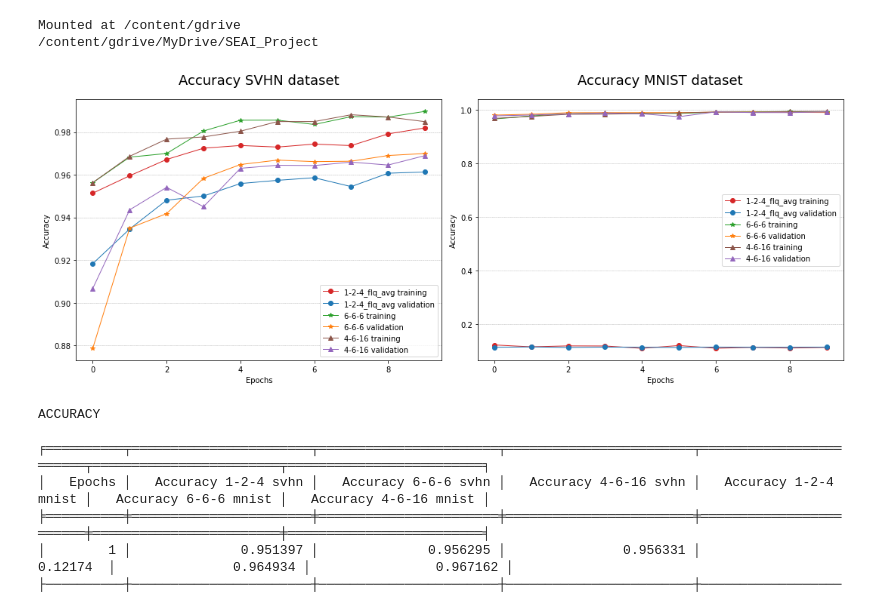
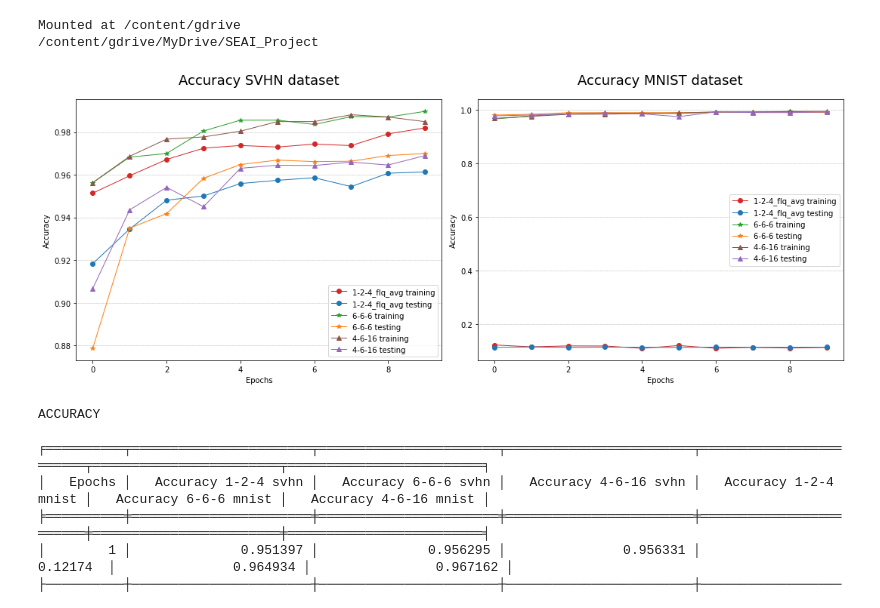
Before and after one commit to lorepas/quantize-neural-network, a Jupyter notebook: performance.ipynb, the cells around one changed output. Saved outputs shown, nothing was run; the diff lists cells and outputs as text; code cells hidden in the pictures.

```diff
--- a/performance.ipynb
+++ b/performance.ipynb
@@ -99,42 +99,42 @@ epochs = range(len(accuracy_1))
 
 # plot accuracy curves
 # acc_svhn.plot(epochs, accuracy_1, color='tab:red', marker='.', linestyle='-', label='1-2-4 training', linewidth=1)
-# acc_svhn.plot(epochs, val_accuracy_1, color='tab:blue', marker='.', linestyle='-', label='1-2-4 validation', linewidth=1)
+# acc_svhn.plot(epochs, val_accuracy_1, color='tab:blue', marker='.', linestyle='-', label='1-2-4 testing', linewidth=1)
 # acc_svhn.plot(epochs, accuracy_2, color='tab:green', marker='*', linestyle='-', label='1-2-4_flq training', linewidth=1)
-# acc_svhn.plot(epochs, val_accuracy_2, color='tab:orange', marker='*', linestyle='-', label='1-2-4_flq validation', linewidth=1)
+# acc_svhn.plot(epochs, val_accuracy_2, color='tab:orange', marker='*', linestyle='-', label='1-2-4_flq testing', linewidth=1)
 acc_svhn.plot(epochs, accuracy_3, color='tab:red', marker='o', linestyle='-', label='1-2-4_flq_avg training', linewidth=1)
-acc_svhn.plot(epochs, val_accuracy_3, color='tab:blue', marker='o', linestyle='-', label='1-2-4_flq_avg validation', linewidth=1)
+acc_svhn.plot(epochs, val_accuracy_3, color='tab:blue', marker='o', linestyle='-', label='1-2-4_flq_avg testing', linewidth=1)
 acc_svhn.plot(epochs, accuracy_4, color='tab:green', marker='*', linestyle='-', label='6-6-6 training', linewidth=1)
-acc_svhn.plot(epochs, val_accuracy_4, color='tab:orange', marker='*', linestyle='-', label='6-6-6 validation', linewidth=1)
+acc_svhn.plot(epochs, val_accuracy_4, color='tab:orange', marker='*', linestyle='-', label='6-6-6 testing', linewidth=1)
 acc_svhn.plot(epochs, accuracy_5, color='tab:brown', marker='^', linestyle='-', label='4-6-16 training', linewidth=1)
-acc_svhn.plot(epochs, val_accuracy_5, color='tab:purple', marker='^', linestyle='-', label='4-6-16 validation', linewidth=1)
+acc_svhn.plot(epochs, val_accuracy_5, color='tab:purple', marker='^', linestyle='-', label='4-6-16 testing', linewidth=1)
 
 # plot loss curves
 acc_mnist.plot(epochs, accuracy_6, color='tab:red', marker='o', linestyle='-', label='1-2-4_flq_avg training', linewidth=1)
-acc_mnist.plot(epochs, val_accuracy_6, color='tab:blue', marker='o', linestyle='-', label='1-2-4_flq_avg validation', linewidth=1)
+acc_mnist.plot(epochs, val_accuracy_6, color='tab:blue', marker='o', linestyle='-', label='1-2-4_flq_avg testing', linewidth=1)
 acc_mnist.plot(epochs, accuracy_7, color='tab:green', marker='*', linestyle='-', label='6-6-6 training', linewidth=1)
-acc_mnist.plot(epochs, val_accuracy_7, color='tab:orange', marker='*', linestyle='-', label='6-6-6 validation', linewidth=1)
+acc_mnist.plot(epochs, val_accuracy_7, color='tab:orange', marker='*', linestyle='-', label='6-6-6 testing', linewidth=1)
 acc_mnist.plot(epochs, accuracy_8, color='tab:brown', marker='^', linestyle='-', label='4-6-16 training', linewidth=1)
-acc_mnist.plot(epochs, val_accuracy_8, color='tab:purple', marker='^', linestyle='-', label='4-6-16 validation', linewidth=1)
+acc_mnist.plot(epochs, val_accuracy_8, color='tab:purple', marker='^', linestyle='-', label='4-6-16 testing', linewidth=1)
 
 # accuracy graph style options
 acc_svhn.grid(axis='y', linestyle='--', linewidth=0.5)
 acc_svhn.set_xlabel('Epochs')
 acc_svhn.set_ylabel('Accuracy')
 acc_svhn.set_title('Accuracy SVHN dataset', fontdict={'fontsize':18}, pad=20)
 acc_svhn.legend(loc='lower right')
 
 # loss graph style options
 acc_mnist.grid(axis='y', linestyle='--', linewidth=0.5)
 acc_mnist.set_xlabel('Epochs')
 acc_mnist.set_ylabel('Accuracy')
 acc_mnist.set_title('Accuracy MNIST dataset', fontdict={'fontsize':18}, pad=20)
 acc_mnist.legend(loc='center right')
 
 # layout adjustment
 plt.tight_layout()
 # %% [output]
-[figure, old version]
+[figure, new version]
 # %%
 ep = [i+1 for i in epochs]
 table_acc = {"Epochs" : ep, "Accuracy 1-2-4 svhn":accuracy_3, "Accuracy 6-6-6 svhn":accuracy_4,
```
Also changed, not shown: 2 other files.
